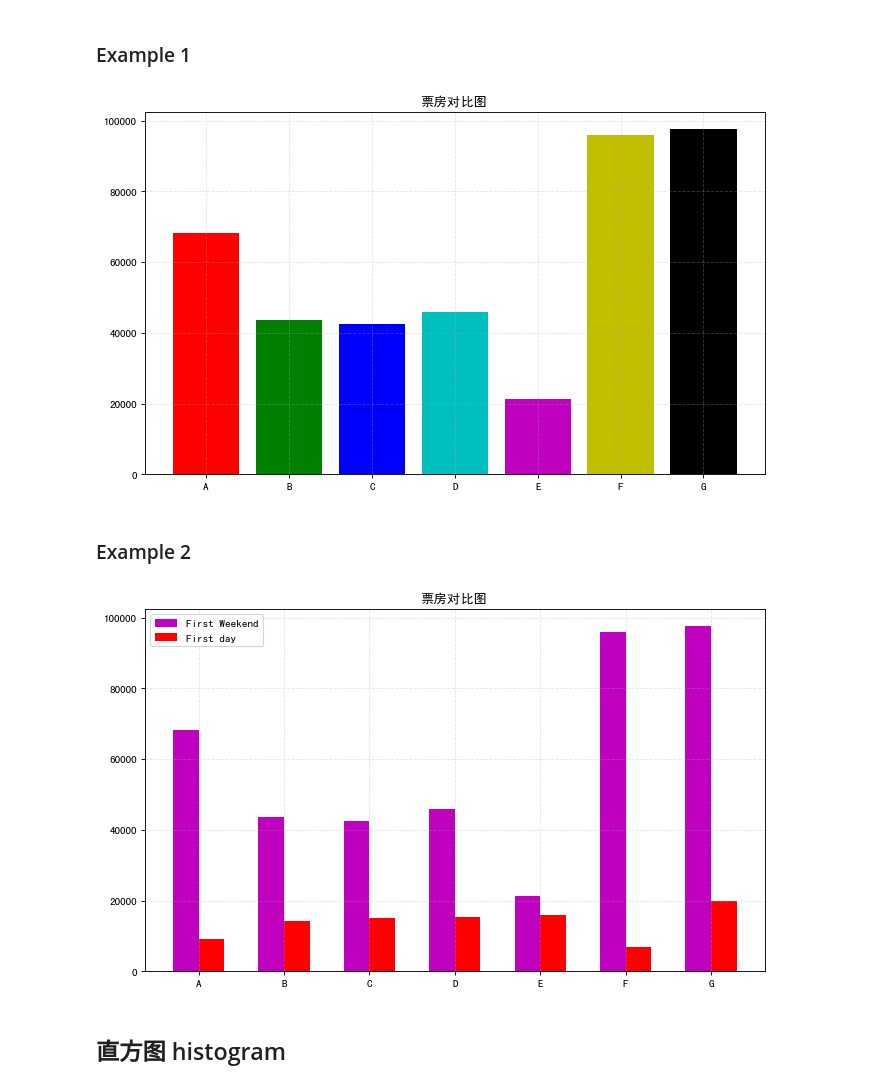
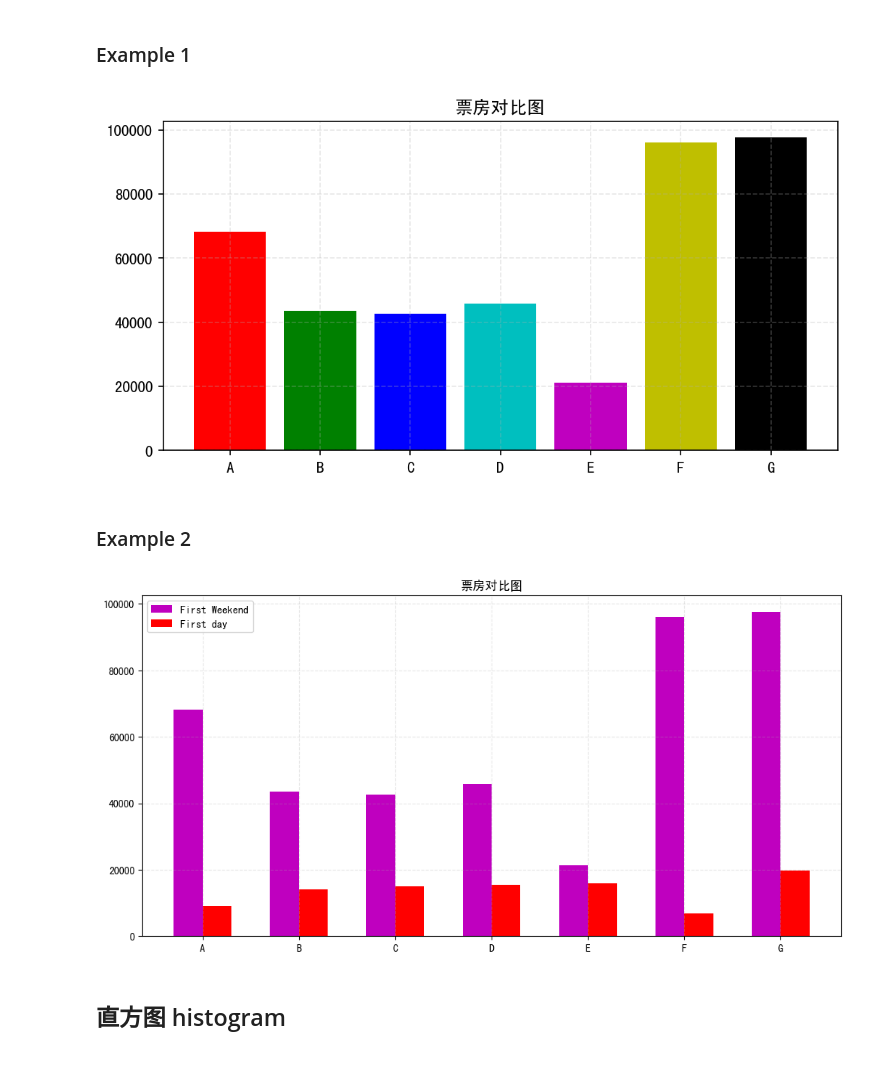
Before and after one commit to aemooooon/Data-Visualization, a Jupyter notebook: matplotlib.ipynb, the cells around one changed output. Saved outputs shown, nothing was run; the diff lists cells and outputs as text; code cells hidden in the pictures.

```diff
--- a/matplotlib.ipynb
+++ b/matplotlib.ipynb
@@ -158,18 +164,18 @@ plt.show()
 # %%
 np.random.seed(0)
 x = ['A','B', 'C', 'D', 'E', 'F', 'G']
 y = np.random.randint(1, 100000, 7)
 
 x_ticks = range(len(x))
 
-plt.figure(figsize=(10,6), dpi=80)
+plt.figure(figsize=(8,4), dpi=150)
 plt.bar(x, y, color=['r', 'g', 'b', 'c', 'm', 'y', 'k'])
 plt.xticks(x_ticks, x)
 plt.grid(linestyle='--', alpha=0.3)
 plt.title("票房对比图")
 plt.show()
 # %% [output]
-[figure, old version]
+[figure, new version]
 # %% [markdown]
 ### Example 2
 # %%
@@ -180,7 +186,7 @@ y_firstday = np.random.randint(1, 20000, 7)
 
 x_ticks = range(len(x))
 
-plt.figure(figsize=(10,6), dpi=80)
+plt.figure(figsize=(12,6), dpi=100)
 plt.bar(x_ticks, y, width=0.3, label='First Weekend', color='m')
 plt.bar([i+0.3 for i in x_ticks], y_firstday, width=0.3, label="First day", color="r")
 plt.xticks([i+0.15 for i in x_ticks], x)
@@ -189,7 +195,7 @@ plt.title("票房对比图")
 plt.legend()
 plt.show()
 # %% [output]
-[figure, old version]
+[figure, new version]
 # %% [markdown]
 ## 直方图 histogram
 # %% [markdown]
```
Also changed, not shown: parts of 15 cells of this notebook, 2 other files.
